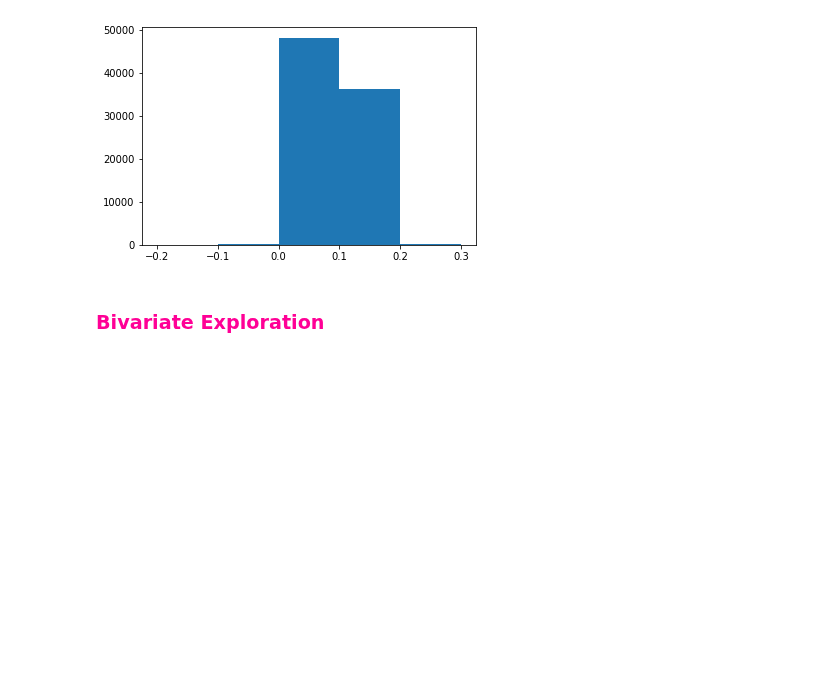
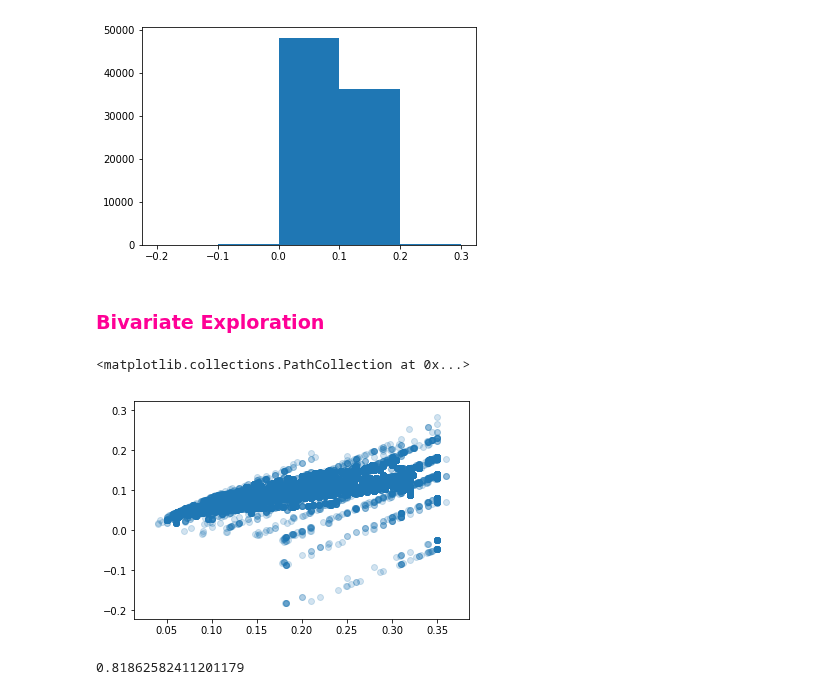
Before and after one commit to jovanmedfordDataAnalyst/loan-data-from-prosper, a Jupyter notebook: loan-analysis.ipynb, the cells around one changed output. Drawn from its saved outputs; the diff is of its cells as text; code cells hidden in the pictures; blank space fills up the shorter version.

Commit message:
feat: Add scatter plot BorrowerRate vs EstimatedReturn

```diff
--- a/loan-analysis.ipynb
+++ b/loan-analysis.ipynb
@@ -244,3 +244,12 @@ plt.hist(post_july["EstimatedReturn"],bins=bin_edges);
 [figure]
 # %% [markdown]
 ### <font color=#ff0096>Bivariate Exploration</font>
+# %%
+plt.scatter(post_july["BorrowerRate"],post_july["EstimatedReturn"],alpha=1/5)
+# %% [output]
+<matplotlib.collections.PathCollection at 0x...>
+[figure, added]
+# %%
+np.corrcoef(post_july["BorrowerRate"],post_july["EstimatedReturn"])[1,0]
+# %% [output]
+0.81862582411201179
```
Also changed, not shown: parts of 1 cell of this notebook.
